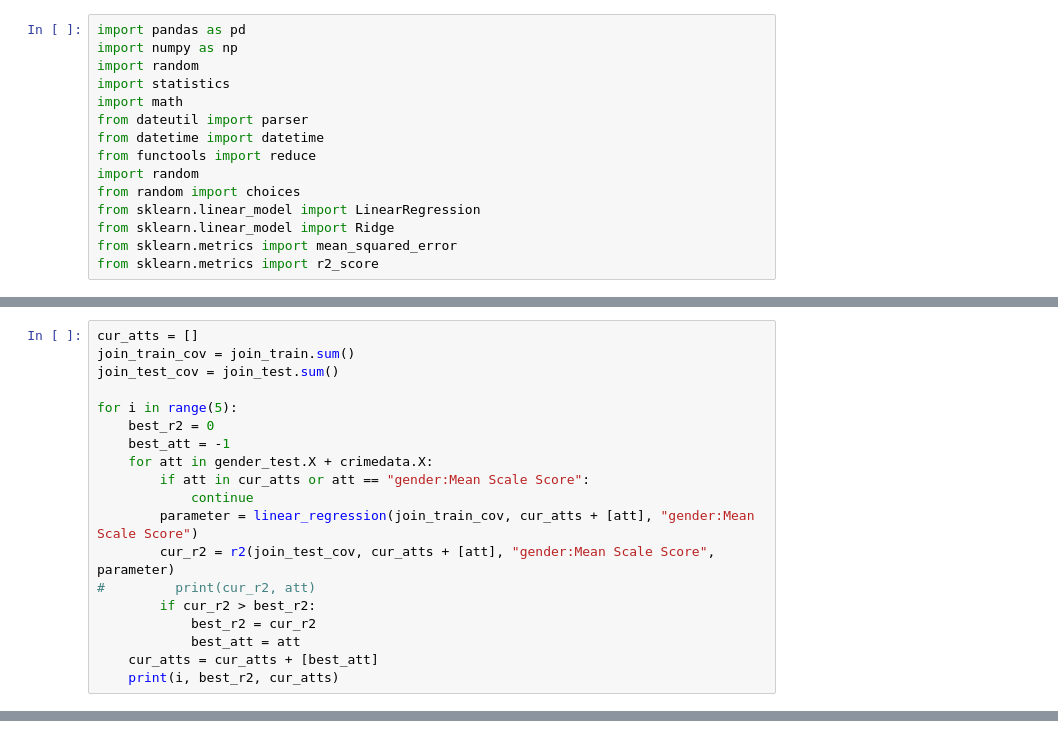
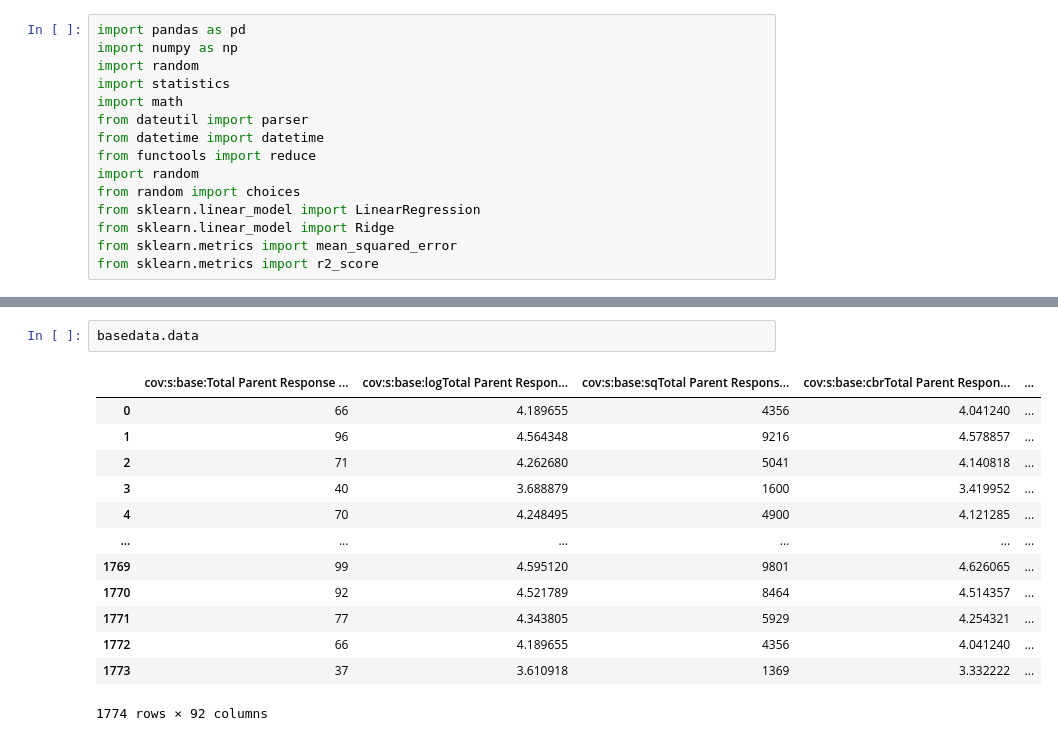
Before and after one commit to primkey7607/factorizedlearn, a Jupyter notebook: Untitled1.ipynb, the cells around one changed output, grey strips where cells are left out. Saved outputs shown, nothing was run; the diff lists cells and outputs as text.

```diff
--- a/Untitled1.ipynb
+++ b/Untitled1.ipynb
@@ -358,19 +15,0 @@ r2(gender_test.covariance, ["esl:sqLevel 3+4 %"], "gender:Mean Scale Score", par
-# %%
-cur_atts = []
-join_train_cov = join_train.sum()
-join_test_cov = join_test.sum()
-
-for i in range(5):
-    best_r2 = 0
-    best_att = -1
-    for att in gender_test.X + crimedata.X:
-        if att in cur_atts or att == "gender:Mean Scale Score":
-            continue
-        parameter = linear_regression(join_train_cov, cur_atts + [att], "gender:Mean Scale Score")
-        cur_r2 = r2(join_test_cov, cur_atts + [att], "gender:Mean Scale Score", parameter)
-#         print(cur_r2, att)
-        if cur_r2 > best_r2:
-            best_r2 = cur_r2
-            best_att = att
-    cur_atts = cur_atts + [best_att]
-    print(i, best_r2, cur_atts)
@@ -405,0 +815,16 @@ gender_test.data
+# %%
+basedata.data
+# %% [output]
+|  | cov:s:base:Total Parent Response ... | cov:s:base:logTotal Parent Respon... | cov:s:base:sqTotal Parent Respons... | cov:s:base:cbrTotal Parent Respon... | ... |
+| 0 | 66 | 4.189655 | 4356 | 4.041240 | ... |
+| 1 | 96 | 4.564348 | 9216 | 4.578857 | ... |
+| 2 | 71 | 4.262680 | 5041 | 4.140818 | ... |
+| 3 | 40 | 3.688879 | 1600 | 3.419952 | ... |
+| 4 | 70 | 4.248495 | 4900 | 4.121285 | ... |
+| ... | ... | ... | ... | ... | ... |
+| 1769 | 99 | 4.595120 | 9801 | 4.626065 | ... |
+| 1770 | 92 | 4.521789 | 8464 | 4.514357 | ... |
+| 1771 | 77 | 4.343805 | 5929 | 4.254321 | ... |
+| 1772 | 66 | 4.189655 | 4356 | 4.041240 | ... |
+| 1773 | 37 | 3.610918 | 1369 | 3.332222 | ... |
+1774 rows × 92 columns
```
Also changed, not shown: parts of 59 cells of this notebook, 12 other files.
